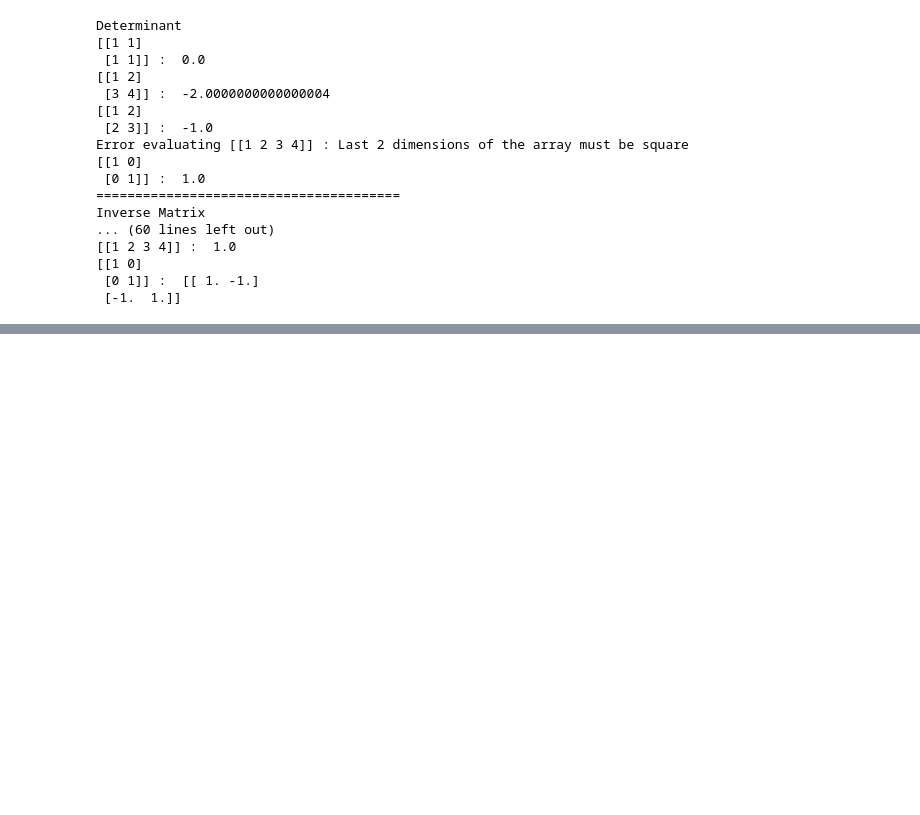
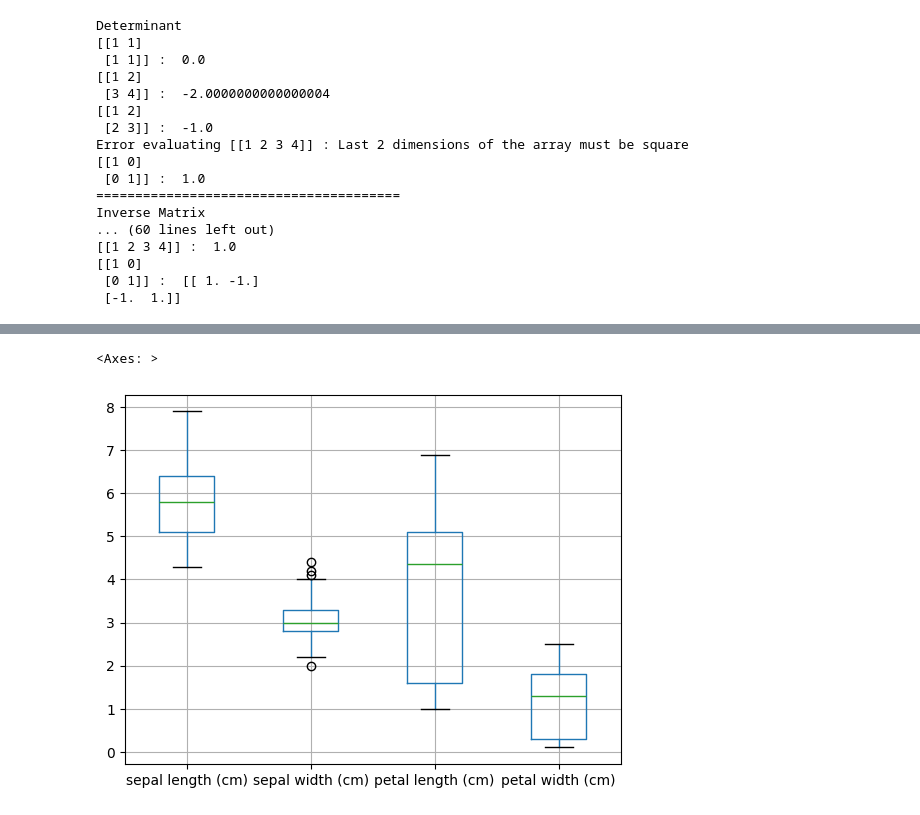
Before and after one commit to jassuwu/college9, a Jupyter notebook: 20XW96 - DEEP LEARNING LAB/PS1.ipynb, the cells around one changed output, grey strips where cells are left out. Saved outputs shown, nothing was run; the diff lists cells and outputs as text; code cells hidden in the pictures; blank space fills up the shorter version.

```diff
--- a/20XW96 - DEEP LEARNING LAB/PS1.ipynb
+++ b/20XW96 - DEEP LEARNING LAB/PS1.ipynb
@@ -205,3 +210,10 @@ Inverse Matrix
 [[1 0]
  [0 1]] :  [[ 1. -1.]
  [-1.  1.]]
+# %%
+# 5 IRIS DATASET
+iris = load_iris()
+X = pd.DataFrame(iris.data, columns=iris.feature_names)
+y = iris.target
+
+X, y
@@ -207,0 +298,6 @@ Inverse Matrix
+# %%
+# d
+X.boxplot()
+# %% [output]
+<Axes: >
+[figure, added]
```
Also changed, not shown: parts of 6 cells of this notebook, 1 other file.
